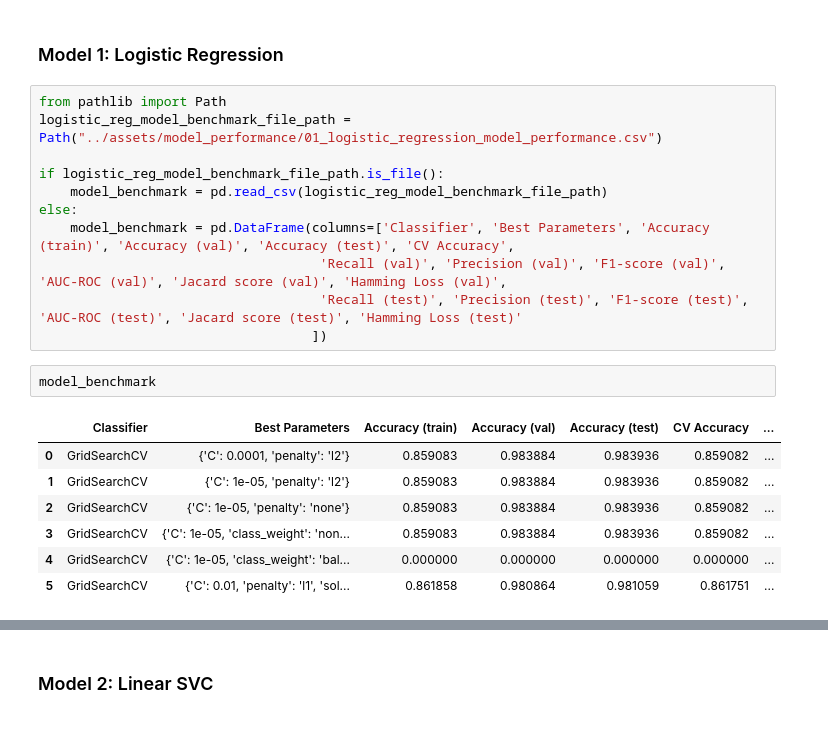
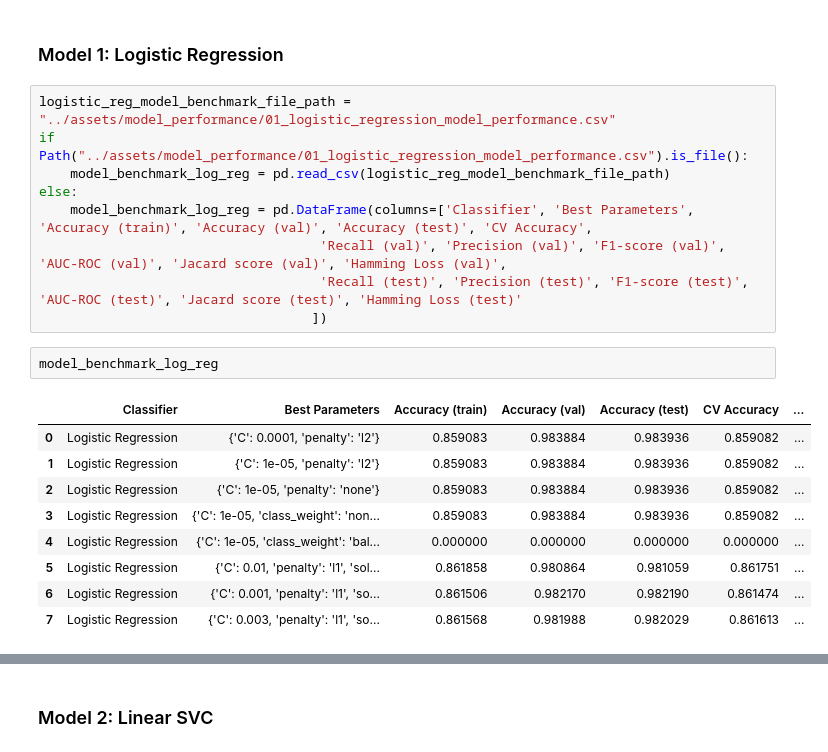
Before and after one commit to karma271/h-1B_Visa_Petition, a Jupyter notebook: src/05_Classical_Model_Tuning.ipynb, the cells around one changed output, grey strips where cells are left out. Saved outputs shown, nothing was run; the diff lists cells and outputs as text.

```diff
--- a/src/05_Classical_Model_Tuning.ipynb
+++ b/src/05_Classical_Model_Tuning.ipynb
@@ -179,24 +154,24 @@ def evaluate_model(clf, X_train, y_train, X_val, y_val, X_test, y_test, y_pred_v
 # %% [markdown]
 ### Model 1: Logistic Regression
 # %%
-from pathlib import Path
-logistic_reg_model_benchmark_file_path = Path("../assets/model_performance/01_logistic_regression_model_performance.csv")
-
-if logistic_reg_model_benchmark_file_path.is_file():
-    model_benchmark = pd.read_csv(logistic_reg_model_benchmark_file_path)
+logistic_reg_model_benchmark_file_path = "../assets/model_performance/01_logistic_regression_model_performance.csv"
+if Path("../assets/model_performance/01_logistic_regression_model_performance.csv").is_file():
+    model_benchmark_log_reg = pd.read_csv(logistic_reg_model_benchmark_file_path)
 else:
-    model_benchmark = pd.DataFrame(columns=['Classifier', 'Best Parameters', 'Accuracy (train)', 'Accuracy (val)', 'Accuracy (test)', 'CV Accuracy',
+    model_benchmark_log_reg = pd.DataFrame(columns=['Classifier', 'Best Parameters', 'Accuracy (train)', 'Accuracy (val)', 'Accuracy (test)', 'CV Accuracy',
                                     'Recall (val)', 'Precision (val)', 'F1-score (val)', 'AUC-ROC (val)', 'Jacard score (val)', 'Hamming Loss (val)',
                                     'Recall (test)', 'Precision (test)', 'F1-score (test)', 'AUC-ROC (test)', 'Jacard score (test)', 'Hamming Loss (test)'
                                    ])
-# %%
-model_benchmark
-# %% [output]
-|  | Classifier | Best Parameters | Accuracy (train) | Accuracy (val) | Accuracy (test) | CV Accuracy | ... |
-| 0 | GridSearchCV | {'C': 0.0001, 'penalty': 'l2'} | 0.859083 | 0.983884 | 0.983936 | 0.859082 | ... |
-| 1 | GridSearchCV | {'C': 1e-05, 'penalty': 'l2'} | 0.859083 | 0.983884 | 0.983936 | 0.859082 | ... |
-| 2 | GridSearchCV | {'C': 1e-05, 'penalty': 'none'} | 0.859083 | 0.983884 | 0.983936 | 0.859082 | ... |
-| 3 | GridSearchCV | {'C': 1e-05, 'class_weight': 'non... | 0.859083 | 0.983884 | 0.983936 | 0.859082 | ... |
-| 4 | GridSearchCV | {'C': 1e-05, 'class_weight': 'bal... | 0.000000 | 0.000000 | 0.000000 | 0.000000 | ... |
-| 5 | GridSearchCV | {'C': 0.01, 'penalty': 'l1', 'sol... | 0.861858 | 0.980864 | 0.981059 | 0.861751 | ... |
+# %%
+model_benchmark_log_reg
+# %% [output]
+|  | Classifier | Best Parameters | Accuracy (train) | Accuracy (val) | Accuracy (test) | CV Accuracy | ... |
+| 0 | Logistic Regression | {'C': 0.0001, 'penalty': 'l2'} | 0.859083 | 0.983884 | 0.983936 | 0.859082 | ... |
+| 1 | Logistic Regression | {'C': 1e-05, 'penalty': 'l2'} | 0.859083 | 0.983884 | 0.983936 | 0.859082 | ... |
+| 2 | Logistic Regression | {'C': 1e-05, 'penalty': 'none'} | 0.859083 | 0.983884 | 0.983936 | 0.859082 | ... |
+| 3 | Logistic Regression | {'C': 1e-05, 'class_weight': 'non... | 0.859083 | 0.983884 | 0.983936 | 0.859082 | ... |
+| 4 | Logistic Regression | {'C': 1e-05, 'class_weight': 'bal... | 0.000000 | 0.000000 | 0.000000 | 0.000000 | ... |
+| 5 | Logistic Regression | {'C': 0.01, 'penalty': 'l1', 'sol... | 0.861858 | 0.980864 | 0.981059 | 0.861751 | ... |
+| 6 | Logistic Regression | {'C': 0.001, 'penalty': 'l1', 'so... | 0.861506 | 0.982170 | 0.982190 | 0.861474 | ... |
+| 7 | Logistic Regression | {'C': 0.003, 'penalty': 'l1', 'so... | 0.861568 | 0.981988 | 0.982029 | 0.861613 | ... |
 # %%
```
Also changed, not shown: parts of 36 cells of this notebook.
